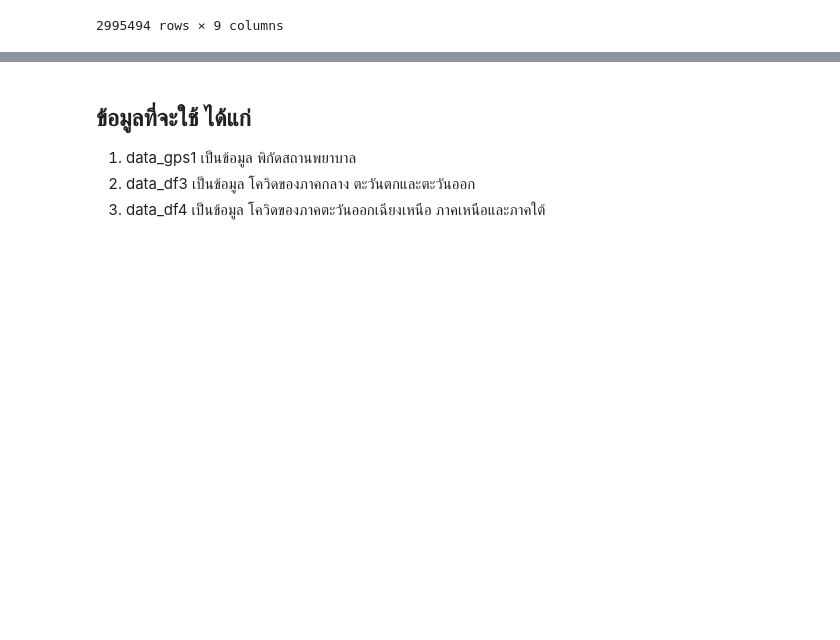
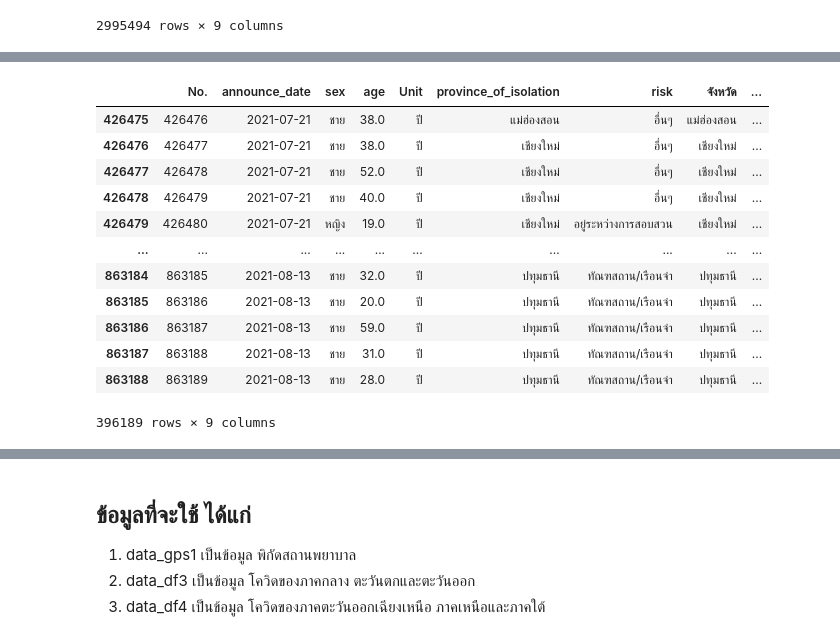
Before and after one commit to Jittiya/data_viz_2022, a Jupyter notebook: Project.ipynb, the cells around one changed output, grey strips where cells are left out. Saved outputs shown, nothing was run; the diff lists cells and outputs as text; code cells hidden in the pictures; blank space fills up the shorter version.

```diff
--- a/Project.ipynb
+++ b/Project.ipynb
@@ -648,0 +666,17 @@ data_df
+# %%
+data_df2 = data_df[(data_df['announce_date']>='2021-07-21') & (data_df['announce_date']<='2021-08-13')]  ### เลือกข้อมูล announce_date วันที่ 21 ก.ค. 2021 ถึง 13 ส.ค. 2021
+data_df2 ## แสดงข้อมูล
+# %% [output]
+|  | No. | announce_date | sex | age | Unit | province_of_isolation | risk | จังหวัด | ... |
+| 426475 | 426476 | 2021-07-21 | ชาย | 38.0 | ปี | แม่ฮ่องสอน | อื่นๆ | แม่ฮ่องสอน | ... |
+| 426476 | 426477 | 2021-07-21 | ชาย | 38.0 | ปี | เชียงใหม่ | อื่นๆ | เชียงใหม่ | ... |
+| 426477 | 426478 | 2021-07-21 | ชาย | 52.0 | ปี | เชียงใหม่ | อื่นๆ | เชียงใหม่ | ... |
+| 426478 | 426479 | 2021-07-21 | ชาย | 40.0 | ปี | เชียงใหม่ | อื่นๆ | เชียงใหม่ | ... |
+| 426479 | 426480 | 2021-07-21 | หญิง | 19.0 | ปี | เชียงใหม่ | อยู่ระหว่างการสอบสวน | เชียงใหม่ | ... |
+| ... | ... | ... | ... | ... | ... | ... | ... | ... | ... |
+| 863184 | 863185 | 2021-08-13 | ชาย | 32.0 | ปี | ปทุมธานี | ทัณฑสถาน/เรือนจำ | ปทุมธานี | ... |
+| 863185 | 863186 | 2021-08-13 | ชาย | 20.0 | ปี | ปทุมธานี | ทัณฑสถาน/เรือนจำ | ปทุมธานี | ... |
+| 863186 | 863187 | 2021-08-13 | ชาย | 59.0 | ปี | ปทุมธานี | ทัณฑสถาน/เรือนจำ | ปทุมธานี | ... |
+| 863187 | 863188 | 2021-08-13 | ชาย | 31.0 | ปี | ปทุมธานี | ทัณฑสถาน/เรือนจำ | ปทุมธานี | ... |
+| 863188 | 863189 | 2021-08-13 | ชาย | 28.0 | ปี | ปทุมธานี | ทัณฑสถาน/เรือนจำ | ปทุมธานี | ... |
+396189 rows × 9 columns
```
Also changed, not shown: parts of 16 cells of this notebook.
